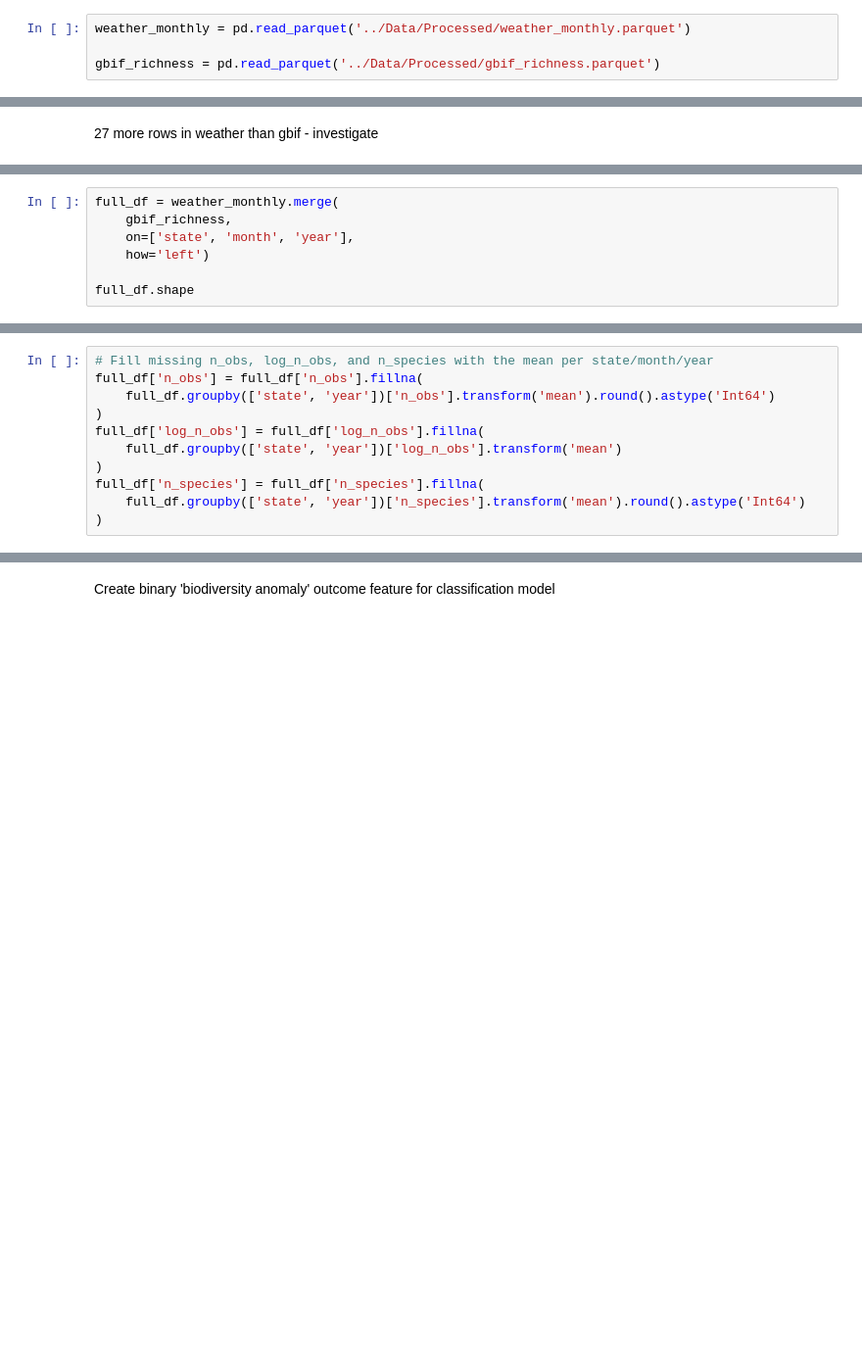
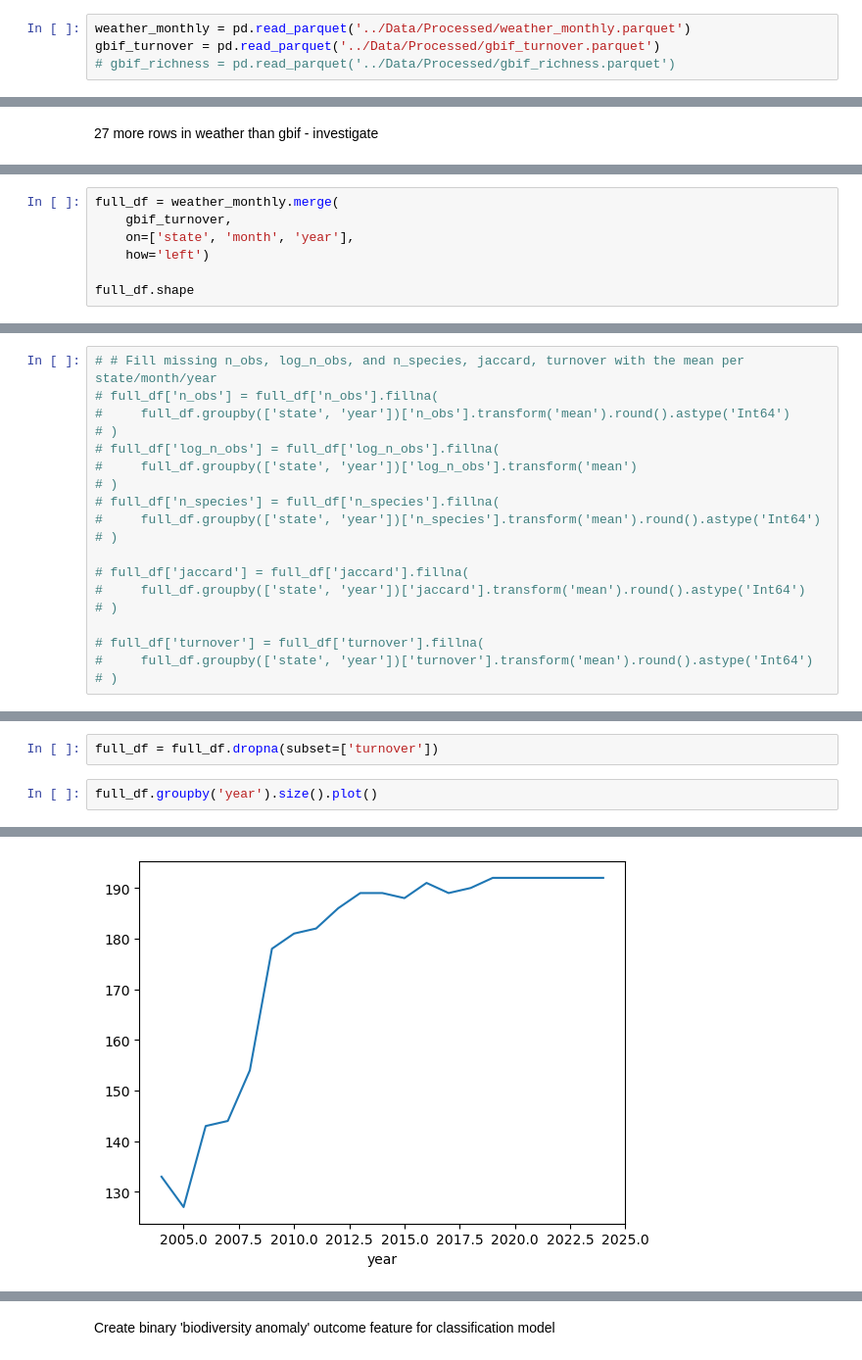
Before and after one commit to delmurphy/wildsignal, a Jupyter notebook: Notebooks/4.Feature_engineering.ipynb, the cells around one changed output, grey strips where cells are left out. Shown at 98% size. Saved outputs shown, nothing was run; the diff lists cells and outputs as text; blank space fills up the shorter version.

Commit message:
adding jaccard index and turnover

```diff
--- a/Notebooks/4.Feature_engineering.ipynb
+++ b/Notebooks/4.Feature_engineering.ipynb
@@ -372,7 +533,7 @@ gbif_richness.to_parquet('../Data/Processed/gbif_richness.parquet')
 # %%
 weather_monthly = pd.read_parquet('../Data/Processed/weather_monthly.parquet')
-
-gbif_richness = pd.read_parquet('../Data/Processed/gbif_richness.parquet')
+gbif_turnover = pd.read_parquet('../Data/Processed/gbif_turnover.parquet')
+# gbif_richness = pd.read_parquet('../Data/Processed/gbif_richness.parquet')
 # %% [markdown]
 check if they're both the same length
 # %%
@@ -418,7 +558,7 @@ Impute missing values as the mean number of observations & species richness with
 First merge weather and gbif data
 # %%
 full_df = weather_monthly.merge(
-    gbif_richness,
+    gbif_turnover,
     on=['state', 'month', 'year'],
     how='left')
 
@@ -428,14 +568,22 @@ full_df.shape
 # %%
-# Fill missing n_obs, log_n_obs, and n_species with the mean per state/month/year
-full_df['n_obs'] = full_df['n_obs'].fillna(
-    full_df.groupby(['state', 'year'])['n_obs'].transform('mean').round().astype('Int64')
-)
-full_df['log_n_obs'] = full_df['log_n_obs'].fillna(
-    full_df.groupby(['state', 'year'])['log_n_obs'].transform('mean')
-)
-full_df['n_species'] = full_df['n_species'].fillna(
-    full_df.groupby(['state', 'year'])['n_species'].transform('mean').round().astype('Int64')
-)
+# # Fill missing n_obs, log_n_obs, and n_species, jaccard, turnover with the mean per state/month/year
+# full_df['n_obs'] = full_df['n_obs'].fillna(
+#     full_df.groupby(['state', 'year'])['n_obs'].transform('mean').round().astype('Int64')
+# )
+# full_df['log_n_obs'] = full_df['log_n_obs'].fillna(
+#     full_df.groupby(['state', 'year'])['log_n_obs'].transform('mean')
+# )
+# full_df['n_species'] = full_df['n_species'].fillna(
+#     full_df.groupby(['state', 'year'])['n_species'].transform('mean').round().astype('Int64')
+# )
+
+# full_df['jaccard'] = full_df['jaccard'].fillna(
+#     full_df.groupby(['state', 'year'])['jaccard'].transform('mean').round().astype('Int64')
+# )
+
+# full_df['turnover'] = full_df['turnover'].fillna(
+#     full_df.groupby(['state', 'year'])['turnover'].transform('mean').round().astype('Int64')
+# )
 # %%
 full_df.loc[(full_df['state']=='Saarland') & (full_df['month']==4) & (full_df['year']==2006)]
 # %% [output]
@@ -444,0 +593,5 @@ full_df.loc[(full_df['state']=='Saarland') & (full_df['month']==4) & (full_df['y
+# %%
+full_df = full_df.dropna(subset=['turnover'])
+# %%
+full_df.groupby('year').size().plot()
+# %% [output]
@@ -444,0 +599 @@ full_df.loc[(full_df['state']=='Saarland') & (full_df['month']==4) & (full_df['y
+[figure, added]
```
Also changed, not shown: parts of 55 cells of this notebook, 1 other file.
